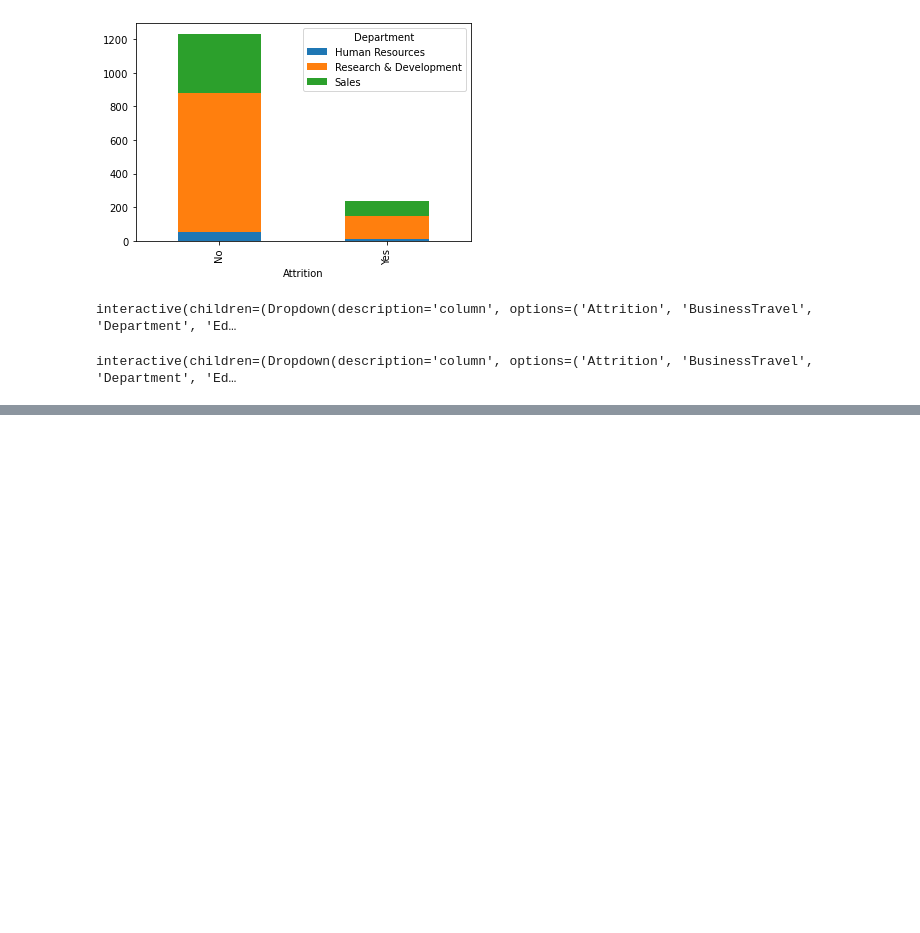
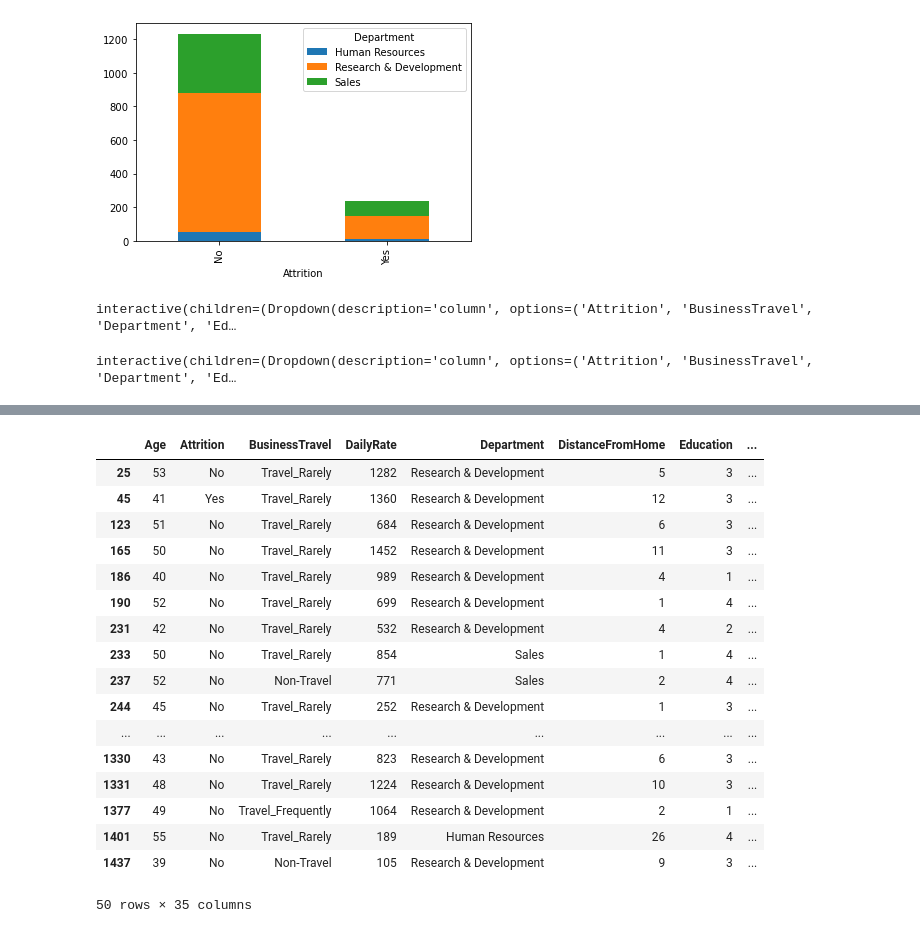
Before and after one commit to walidsharaar/Query-analysis, a Jupyter notebook: Query Analysis.ipynb, the cells around one changed output, grey strips where cells are left out. Cells and saved outputs as stored; diff of their text form; code cells hidden in the pictures; blank space fills up the shorter version.

```diff
--- a/Query Analysis.ipynb
+++ b/Query Analysis.ipynb
@@ -213,0 +240,22 @@ interactive(children=(Dropdown(description='column', options=('Attrition', 'Busi
+# %%
+# employees who get <19000 salary at the company
+data[data['MonthlyIncome']>19000]
+# %% [output]
+|  | Age | Attrition | BusinessTravel | DailyRate | Department | DistanceFromHome | Education | ... |
+| 25 | 53 | No | Travel_Rarely | 1282 | Research & Development | 5 | 3 | ... |
+| 45 | 41 | Yes | Travel_Rarely | 1360 | Research & Development | 12 | 3 | ... |
+| 123 | 51 | No | Travel_Rarely | 684 | Research & Development | 6 | 3 | ... |
+| 165 | 50 | No | Travel_Rarely | 1452 | Research & Development | 11 | 3 | ... |
+| 186 | 40 | No | Travel_Rarely | 989 | Research & Development | 4 | 1 | ... |
+| 190 | 52 | No | Travel_Rarely | 699 | Research & Development | 1 | 4 | ... |
+| 231 | 42 | No | Travel_Rarely | 532 | Research & Development | 4 | 2 | ... |
+| 233 | 50 | No | Travel_Rarely | 854 | Sales | 1 | 4 | ... |
+| 237 | 52 | No | Non-Travel | 771 | Sales | 2 | 4 | ... |
+| 244 | 45 | No | Travel_Rarely | 252 | Research & Development | 1 | 3 | ... |
+| ... | ... | ... | ... | ... | ... | ... | ... | ... |
+| 1330 | 43 | No | Travel_Rarely | 823 | Research & Development | 6 | 3 | ... |
+| 1331 | 48 | No | Travel_Rarely | 1224 | Research & Development | 10 | 3 | ... |
+| 1377 | 49 | No | Travel_Frequently | 1064 | Research & Development | 2 | 1 | ... |
+| 1401 | 55 | No | Travel_Rarely | 189 | Human Resources | 26 | 4 | ... |
+| 1437 | 39 | No | Non-Travel | 105 | Research & Development | 9 | 3 | ... |
+50 rows × 35 columns
```
Also changed, not shown: parts of 12 cells of this notebook.
